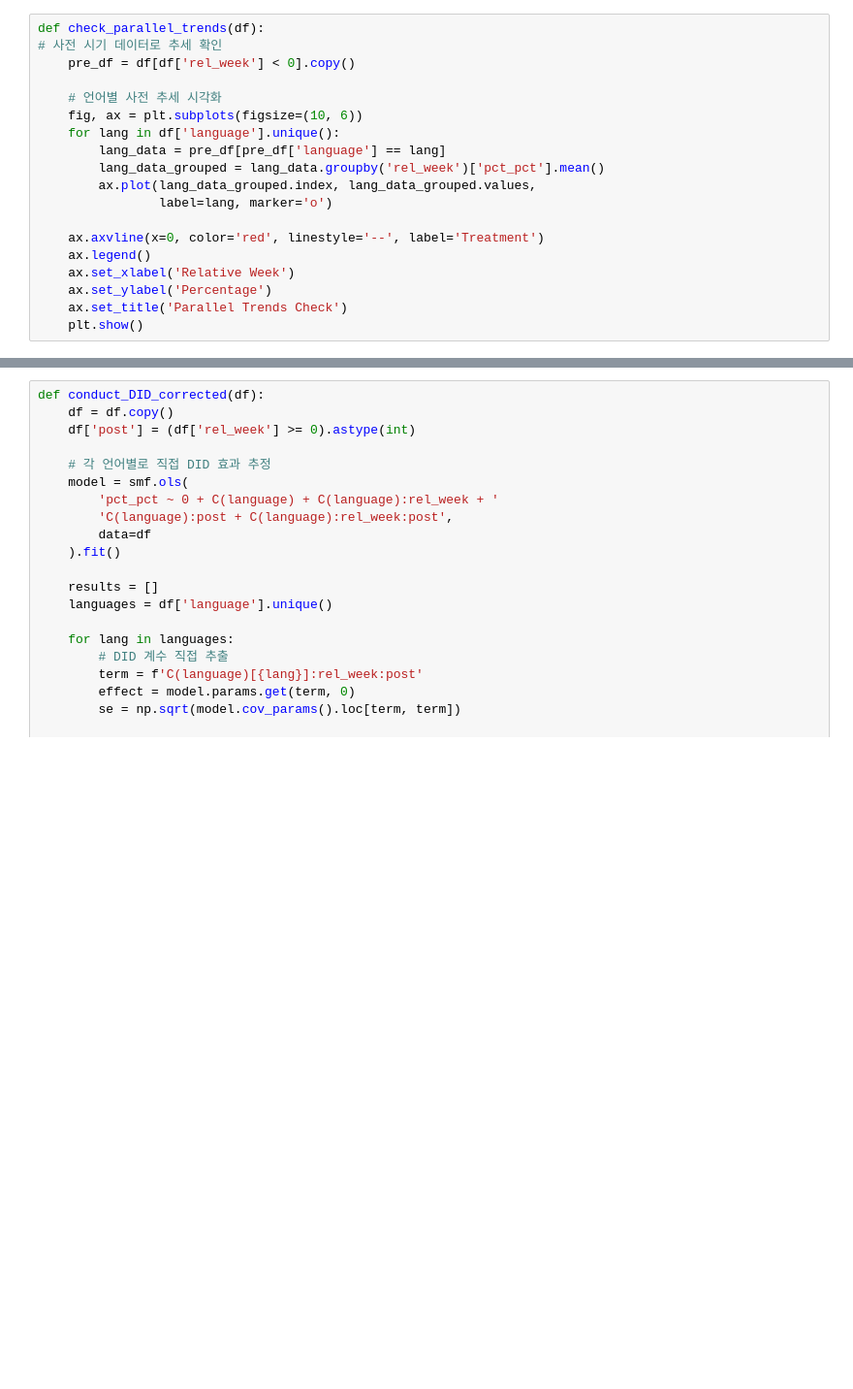
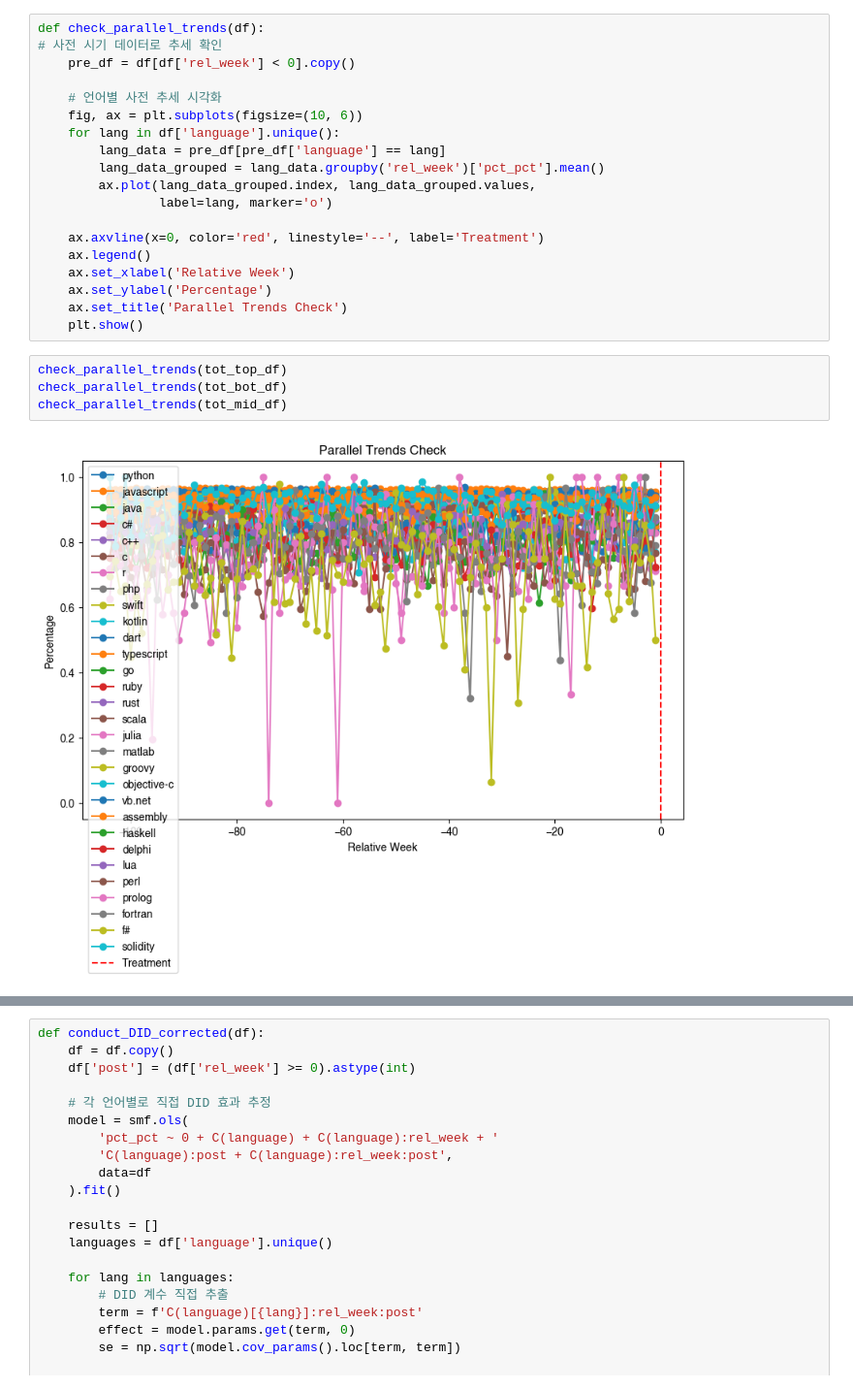
Before and after one commit to myokyunghan/so_data_availability, a Jupyter notebook: run_project/03_visualization/Effect_Distribution.ipynb, the cells around one changed output, grey strips where cells are left out. Shown at 97% size. Saved outputs shown, nothing was run; the diff lists cells and outputs as text; blank space fills up the shorter version.

```diff
--- a/run_project/03_visualization/Effect_Distribution.ipynb
+++ b/run_project/03_visualization/Effect_Distribution.ipynb
@@ -97,3 +86,9 @@ def check_parallel_trends(df):
     ax.set_ylabel('Percentage')
     ax.set_title('Parallel Trends Check')
     plt.show()
+# %%
+check_parallel_trends(tot_top_df)
+check_parallel_trends(tot_bot_df)
+check_parallel_trends(tot_mid_df)
+# %% [output]
+[figure, added]
```
Also changed, not shown: parts of 18 cells of this notebook, 33 other files.
